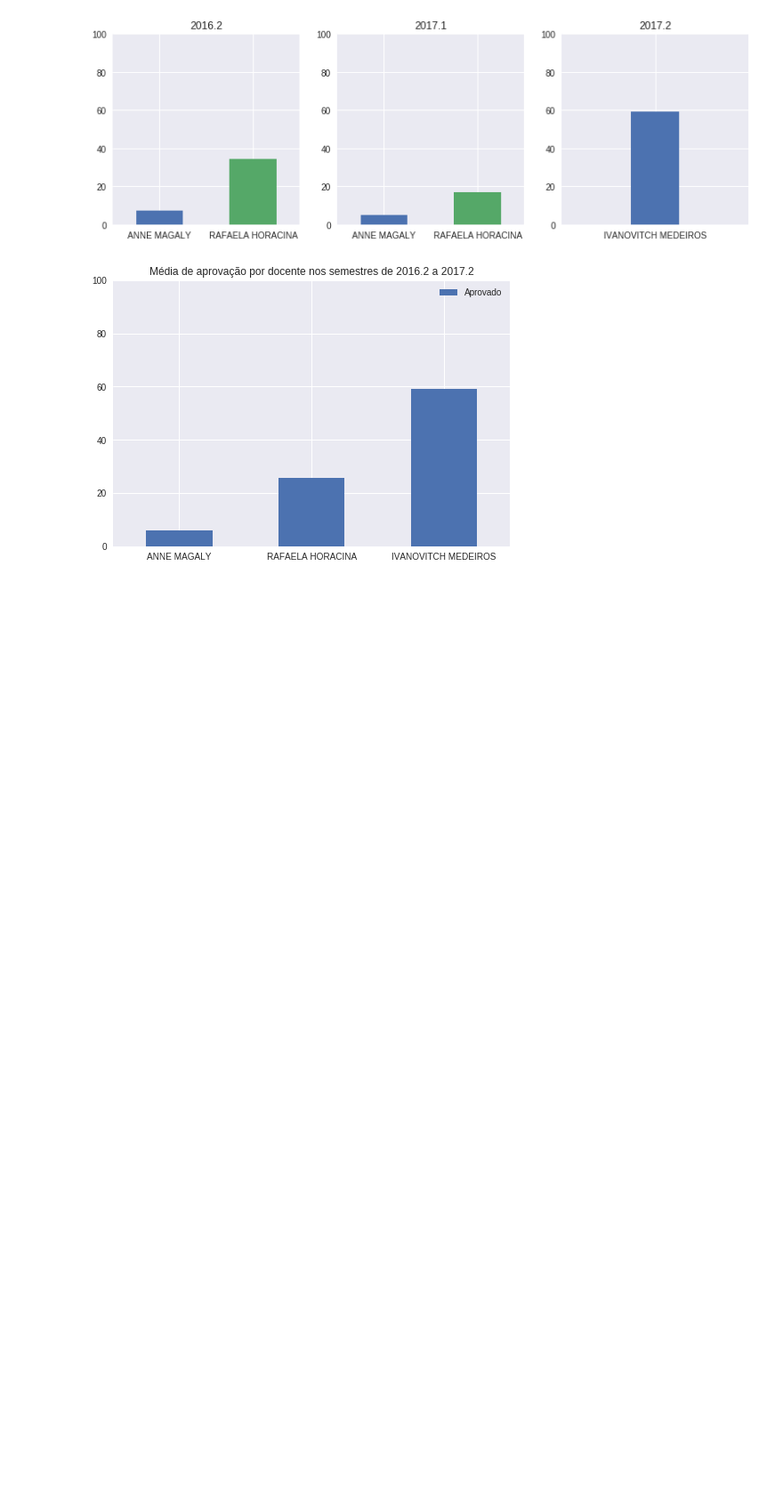
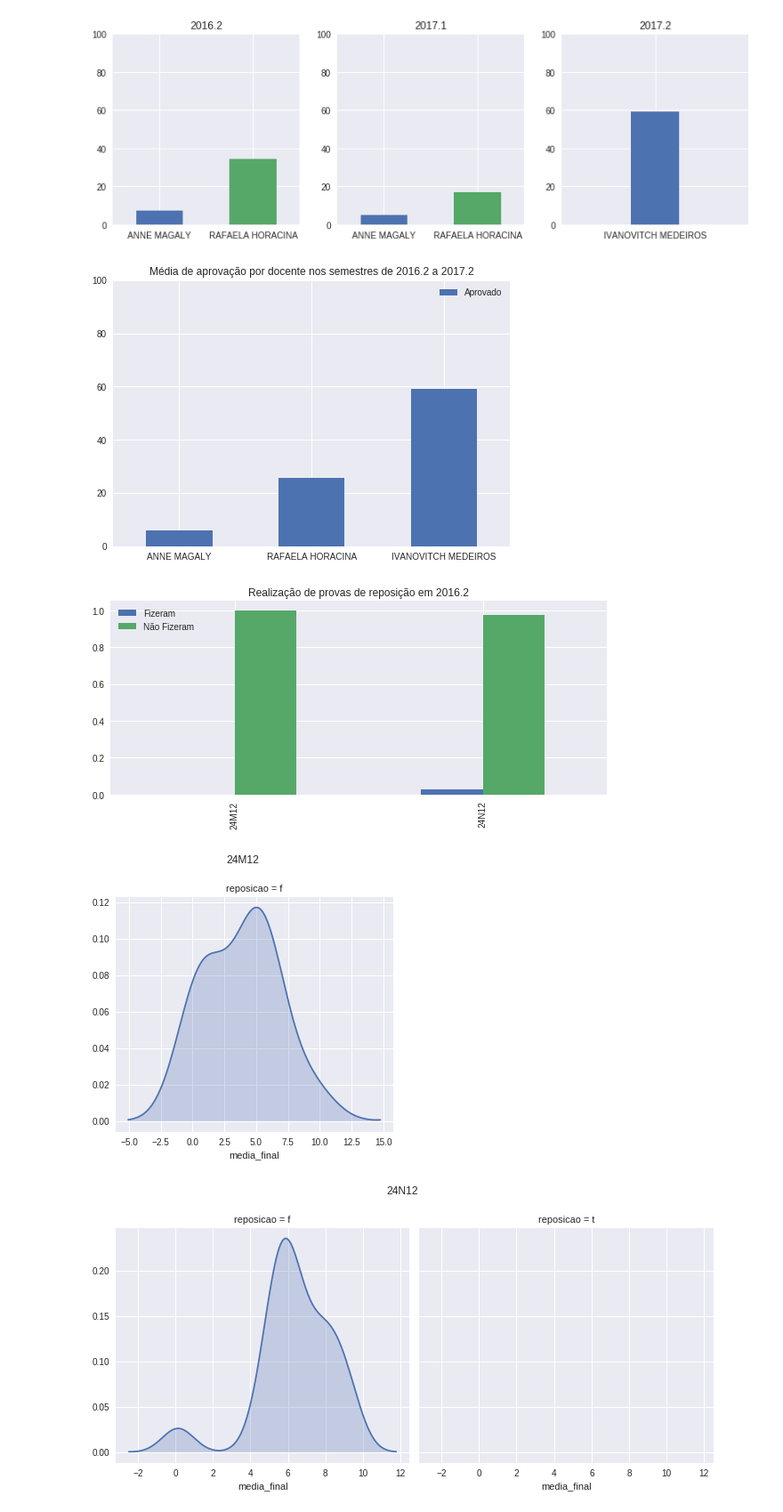
Before and after one commit to abmaeld/probabilidade-projeto, a Jupyter notebook: Probabilidade.ipynb, the cells around one changed output. Shown at 89% size. Saved outputs shown, nothing was run; the diff lists cells and outputs as text; code cells hidden in the pictures; blank space fills up the shorter version.

```diff
--- a/Probabilidade.ipynb
+++ b/Probabilidade.ipynb
@@ -438,3 +459,30 @@ plt.legend(['Aprovado']);
 plt.show()
 # %% [output]
 [figure]
+# %%
+prob_2016_02_24M12 = prob_2016_02.loc[prob_2016_02['id_turma'] == 57586394];
+prob_2016_02_24N12 = prob_2016_02.loc[prob_2016_02['id_turma'] == 57586395];
+prob_2017_01_24M12 = prob_2017_01.loc[prob_2017_01['id_turma'] == 57597912];
+prob_2017_01_26N34 = prob_2017_01.loc[prob_2017_01['id_turma'] == 57597913];
+prob_2017_02_35M56 = prob_2017_02.loc[prob_2017_02['id_turma'] == 57608405];
+# %%
+turmas = ['24M12', '24N12'];
+TRUE  = [prob_2016_02_24M12.loc[prob_2016_02_24M12['reposicao'] == 't'].shape[0]/prob_2016_02_24M12.shape[0], prob_2016_02_24N12.loc[prob_2016_02_24N12['reposicao'] == 't'].shape[0]/prob_2016_02_24N12.shape[0]];
+FALSE = [1-TRUE[0], 1-TRUE[1]];
+df = pd.DataFrame({'Fizeram': TRUE,'Não Fizeram': FALSE}, index=turmas);
+df.plot(kind='bar', figsize=(10,4));
+plt.title('Realização de provas de reposição em 2016.2');
+
+g4 = sns.FacetGrid(prob_2016_02_24M12, col='reposicao', size= 5);
+g4.map(sns.kdeplot, 'media_final', shade=True);
+plt.subplots_adjust(top=0.85);
+g4.fig.suptitle('24M12');
+
+g5 = sns.FacetGrid(prob_2016_02_24N12, col='reposicao', size= 5);
+g5.map(sns.kdeplot, 'media_final', shade=True);
+plt.subplots_adjust(top=0.85);
+g5.fig.suptitle('24N12');
+# %% [output]
+[figure, added]
+[figure, added]
+[figure, added]
```
Also changed, not shown: parts of 4 cells of this notebook.
